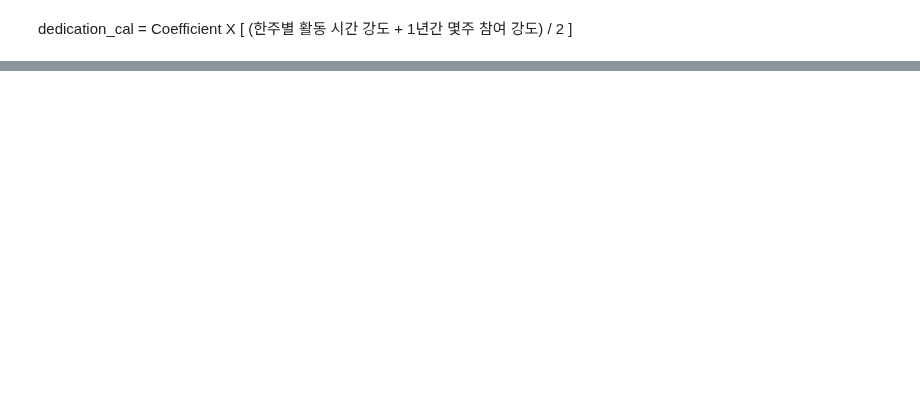
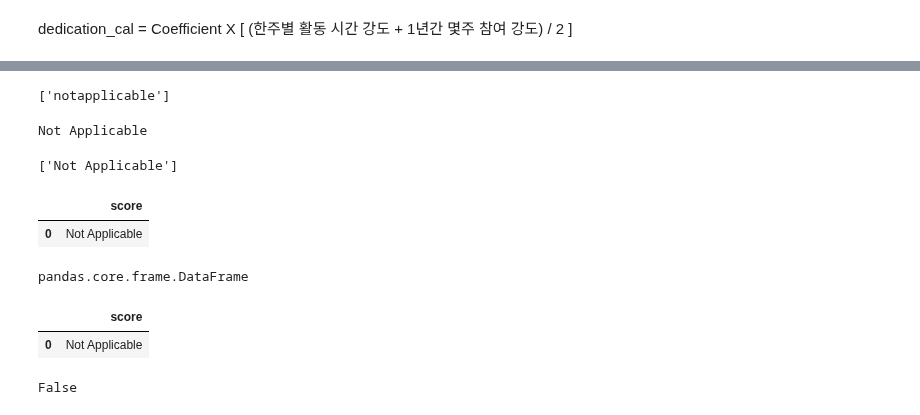
Before and after one commit to kwangilkimkenny/Story_Analysis, a Jupyter notebook: EXTRACURRICULAR_/ai_extracurricullar.ipynb, the cells around one changed output, grey strips where cells are left out. Cells and saved outputs as stored; diff of their text form; code cells hidden in the pictures; blank space fills up the shorter version.

```diff
--- a/EXTRACURRICULAR_/ai_extracurricullar.ipynb
+++ b/EXTRACURRICULAR_/ai_extracurricullar.ipynb
@@ -27,0 +138,5 @@ dedication_cal =
+# %%
+comp_txt = sum(split_sentences, [])
+comp_txt
+# %% [output]
+['notapplicable']
@@ -27,0 +156,54 @@ dedication_cal =
+# %%
+leadership_score = []
+
+for word in comp_txt:
+    if word in superb_list:
+        print("superb")
+        leadership_score.append("5")
+
+    elif word in strong_list:
+        print("strong")
+        leadership_score.append("4")
+
+    elif word in strong_list:
+        print("good")
+        leadership_score.append("3")
+
+    elif word in mediocre_list:
+        print("mediocre")
+        leadership_score.append("2")
+    elif word == 'notapplicable': # 이게 입력데이터 선택되었을 경우 (웹에서 선택할 수 있도록 구현해야 함! not applicable > notapplicable)
+        print("Not Applicable")
+        leadership_score.append("Not Applicable")
+    else:
+        print("Not Sure")
+        leadership_score.append("2")
+
+# 점수확인
+leadership_score
+# %% [output]
+Not Applicable
+['Not Applicable']
+# %%
+df_fit_re = pd.DataFrame(leadership_score)
+# %%
+df_fit_re.columns = ['score']
+# %%
+list_fit_re = df_fit_re.drop_duplicates() #중복값 제거!!!! 결과 도출
+list_fit_re
+# %% [output]
+|  | score |
+| 0 | Not Applicable |
+# %%
+type(list_fit_re)
+# %% [output]
+pandas.core.frame.DataFrame
+# %%
+list_fit_re
+# %% [output]
+|  | score |
+| 0 | Not Applicable |
+# %%
+'2' in list_fit_re.values
+# %% [output]
+False
```
Also changed, not shown: parts of 39 cells of this notebook, 5 other files.
